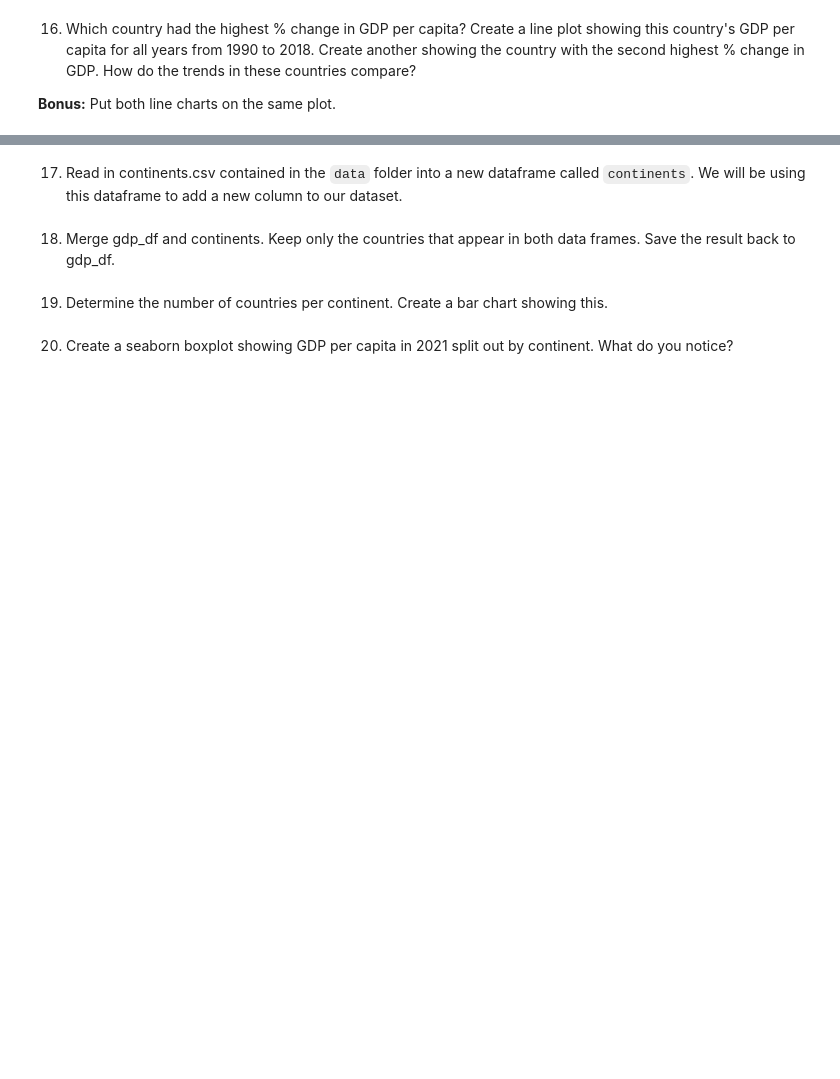
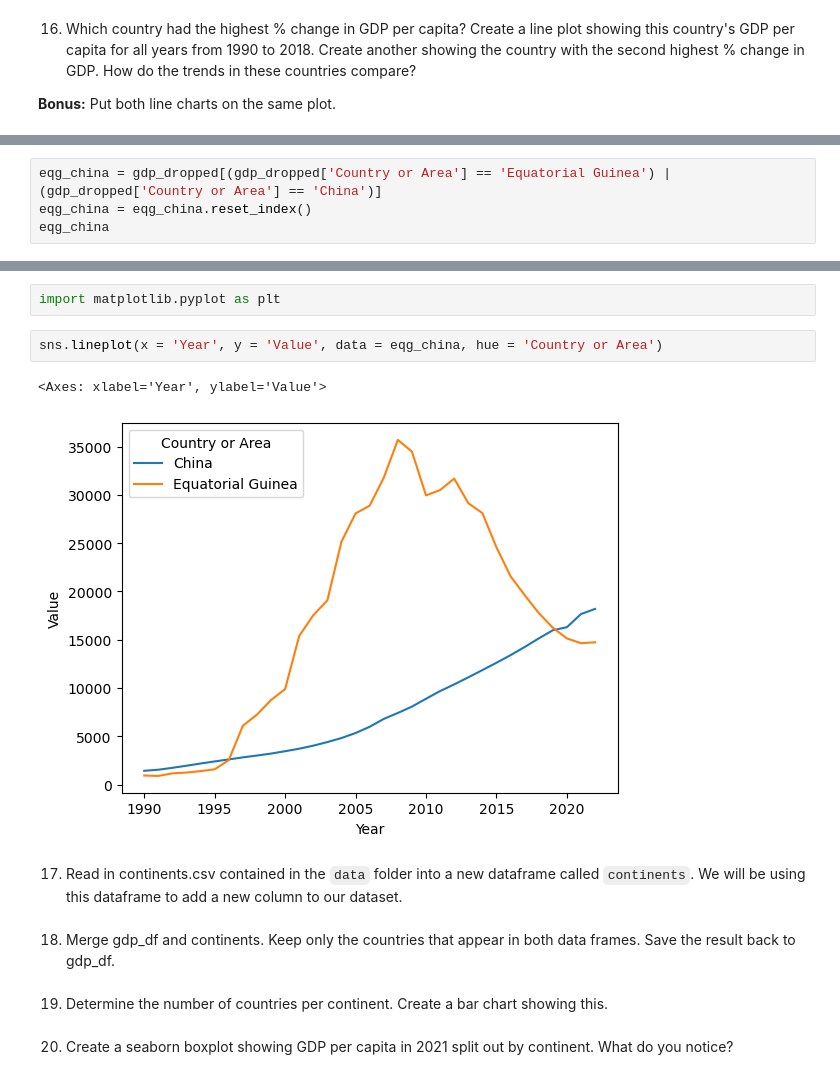
Before and after one commit to nss-data-science-cohort-8/un-exploration-JEFFDAVISJR, a Jupyter notebook: Notebooks/UN_Data_Exploration.ipynb, the cells around one changed output, grey strips where cells are left out. Saved outputs shown, nothing was run; the diff lists cells and outputs as text; blank space fills up the shorter version.

```diff
--- a/Notebooks/UN_Data_Exploration.ipynb
+++ b/Notebooks/UN_Data_Exploration.ipynb
@@ -186,0 +266,4 @@ pivot.head()
+# %%
+eqg_china = gdp_dropped[(gdp_dropped['Country or Area'] == 'Equatorial Guinea') | (gdp_dropped['Country or Area'] == 'China')]
+eqg_china = eqg_china.reset_index()
+eqg_china
@@ -187,3 +284,10 @@ pivot.head()
+# %%
+import matplotlib.pyplot as plt
+# %%
+sns.lineplot(x = 'Year', y = 'Value', data = eqg_china, hue = 'Country or Area')
+# %% [output]
+<Axes: xlabel='Year', ylabel='Value'>
+[figure, added]
 # %% [markdown]
 17. Read in continents.csv contained in the `data` folder into a new dataframe called `continents`. We will be using this dataframe to add a new column to our dataset.
 # %% [markdown]
```
Also changed, not shown: parts of 13 cells of this notebook.
